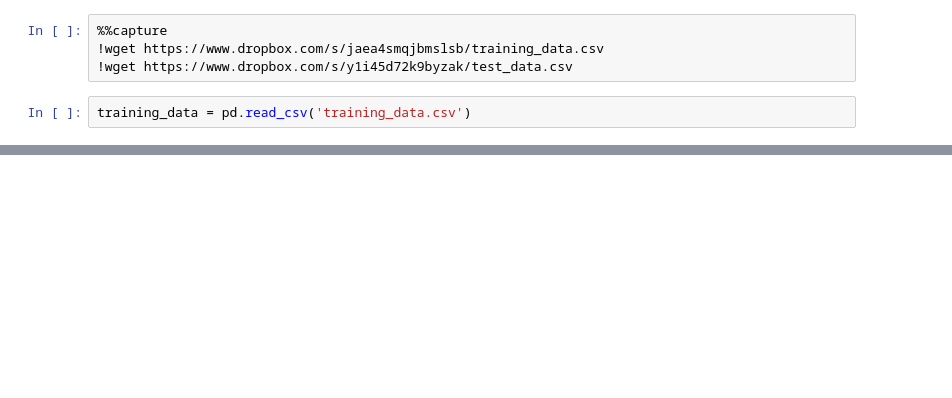
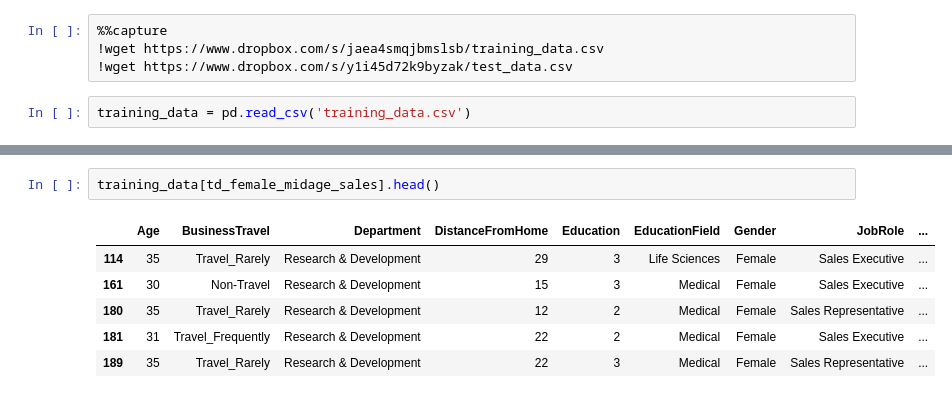
Before and after one commit to devourers/nn-semester, a Jupyter notebook: seminar1.ipynb, the cells around one changed output, grey strips where cells are left out. Saved outputs shown, nothing was run; the diff lists cells and outputs as text; blank space fills up the shorter version.

```diff
--- a/seminar1.ipynb
+++ b/seminar1.ipynb
@@ -26,0 +43,9 @@ training_data.sample(10, random_state=123)
+# %%
+training_data[td_female_midage_sales].head()
+# %% [output]
+|  | Age | BusinessTravel | Department | DistanceFromHome | Education | EducationField | Gender | JobRole | ... |
+| 114 | 35 | Travel_Rarely | Research & Development | 29 | 3 | Life Sciences | Female | Sales Executive | ... |
+| 161 | 30 | Non-Travel | Research & Development | 15 | 3 | Medical | Female | Sales Executive | ... |
+| 180 | 35 | Travel_Rarely | Research & Development | 12 | 2 | Medical | Female | Sales Representative | ... |
+| 181 | 31 | Travel_Frequently | Research & Development | 22 | 2 | Medical | Female | Sales Executive | ... |
+| 189 | 35 | Travel_Rarely | Research & Development | 22 | 3 | Medical | Female | Sales Representative | ... |
```
Also changed, not shown: parts of 19 cells of this notebook.
